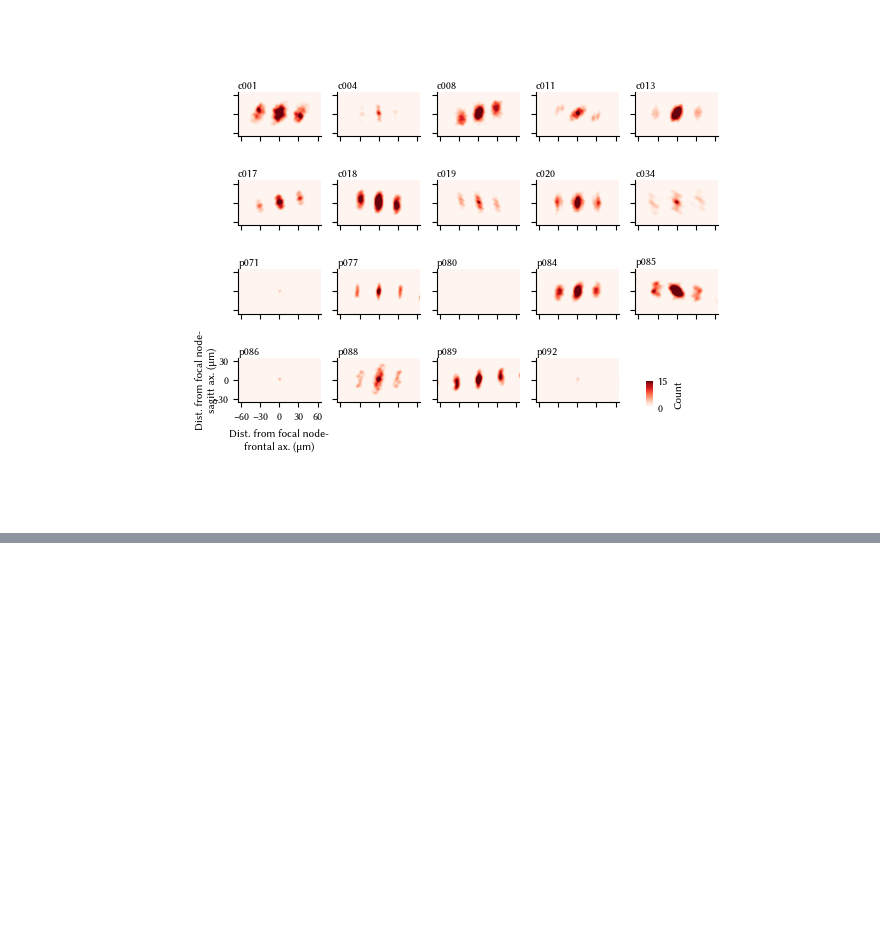
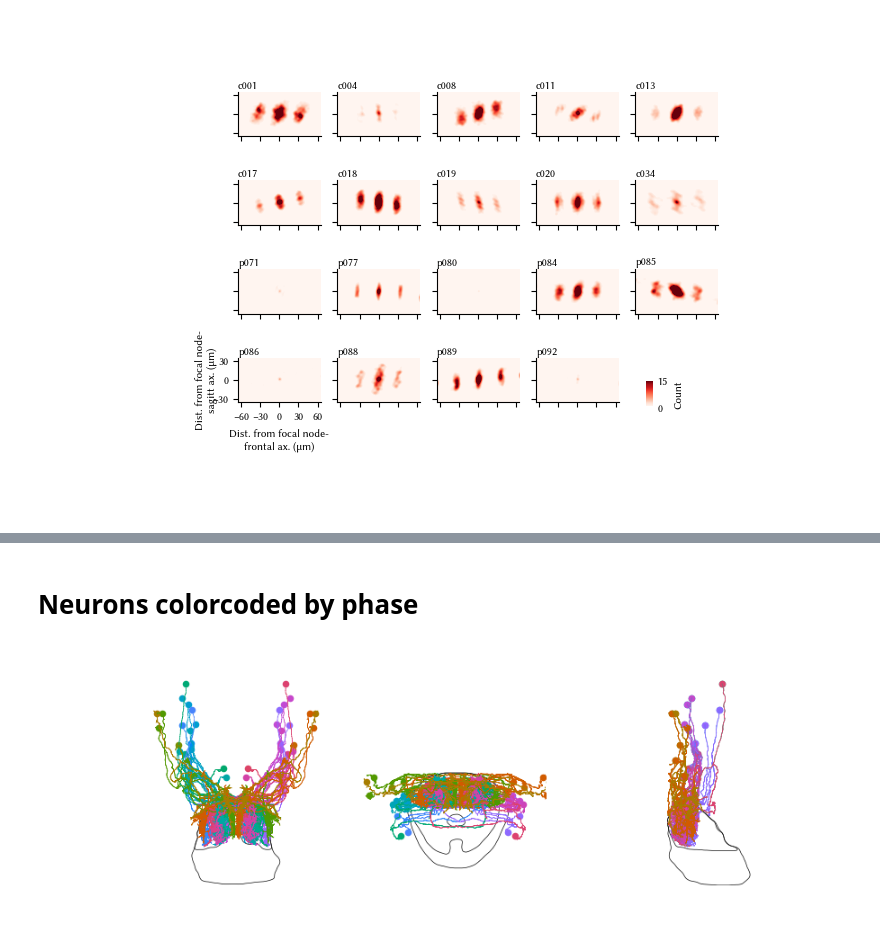
Before and after one commit to portugueslab/lotr, a Jupyter notebook: notebooks/anatomy/Figure 5 panels.ipynb, the cells around one changed output, grey strips where cells are left out. Drawn from its saved outputs; the diff is of its cells as text; code cells hidden in the pictures; blank space fills up the shorter version.

```diff
--- a/notebooks/anatomy/Figure 5 panels.ipynb
+++ b/notebooks/anatomy/Figure 5 panels.ipynb
@@ -360,18 +392,0 @@ coords = np.concatenate([neuron.coords_ipn[:, :] for neuron in sel_neurons_notmi
-# %%
-#  Specify axes limits over all dimensions:
-bs = dict(
-    frontal=(0, mpin_atlas.shape[2] + 10),
-    vertical=(0, mpin_atlas.shape[1] + 10),
-    sagittal=(0, mpin_atlas.shape[0] + 10),
-)
-
-plotter = pltltr.AtlasPlotter(
-    atlas=mpin_atlas,
-    structures=["dorsal habenula", "root", "retina", "interpeduncular nucleus"],
-    bounds_dict=dict(
-        frontal=[bs["vertical"], bs["frontal"]],
-        horizontal=[bs["sagittal"], bs["frontal"]],
-        sagittal=[bs["vertical"], bs["sagittal"]],
-    ),
-    smooth_wnd=50,
-)
@@ -380,0 +393,37 @@ plt.scatter(coords[:, 2], coords[:, 1])
+# %% [markdown]
+# Neurons colorcoded by phase
+# %%
+# Load the EM and mirror neurons on one side:
+em_path = DATASET_LOCATION.parent / "anatomy" / "aHB_dIPN.k.zip"
+
+sel_neurons = load_skeletons_from_zip(em_path)
+
+centroids = []
+for n in sel_neurons:
+    n.mirror = "right"
+    centroids.append(
+        [n.find_centroid_bifurcation(select=s) for s in ["dendrites", "axon"]]
+    )
+
+centroids = np.array(centroids)
+norm_cm = centroids[:, 1, 2] - centroids[:, 1, 2].min()
+norm_cm = norm_cm + 3
+norm_cm = norm_cm / (norm_cm.max() + 0.01)
+
+f, axs = plotter.generate_projection_plots()
+
+lw = 0.5
+for i, (neuron, c) in enumerate(zip(sel_neurons, norm_cm)):
+    if "bilat" in neuron.comments and "dipn" in neuron.comments.split("_"):
+        neuron.mirror = "right"
+        phase_r = np.pi * c
+        main_c = COLS["phase"](
+            (phase_r + np.pi) / (2 * np.pi)
+        )  # cm.get_cmap("Reds")(c)
+        plotter.plot_neurons(axs, neuron, c=main_c, lw=lw, rasterized=True)
+        neuron.mirror = "left"
+        phase_l = -np.pi * c
+        main_c = COLS["phase"]((phase_l + np.pi) / (2 * np.pi))
+        plotter.plot_neurons(axs, neuron, c=main_c, lw=lw, rasterized=True)
+# %% [output]
+[figure, added]
```
Also changed, not shown: parts of 7 cells of this notebook, 7 other files.
